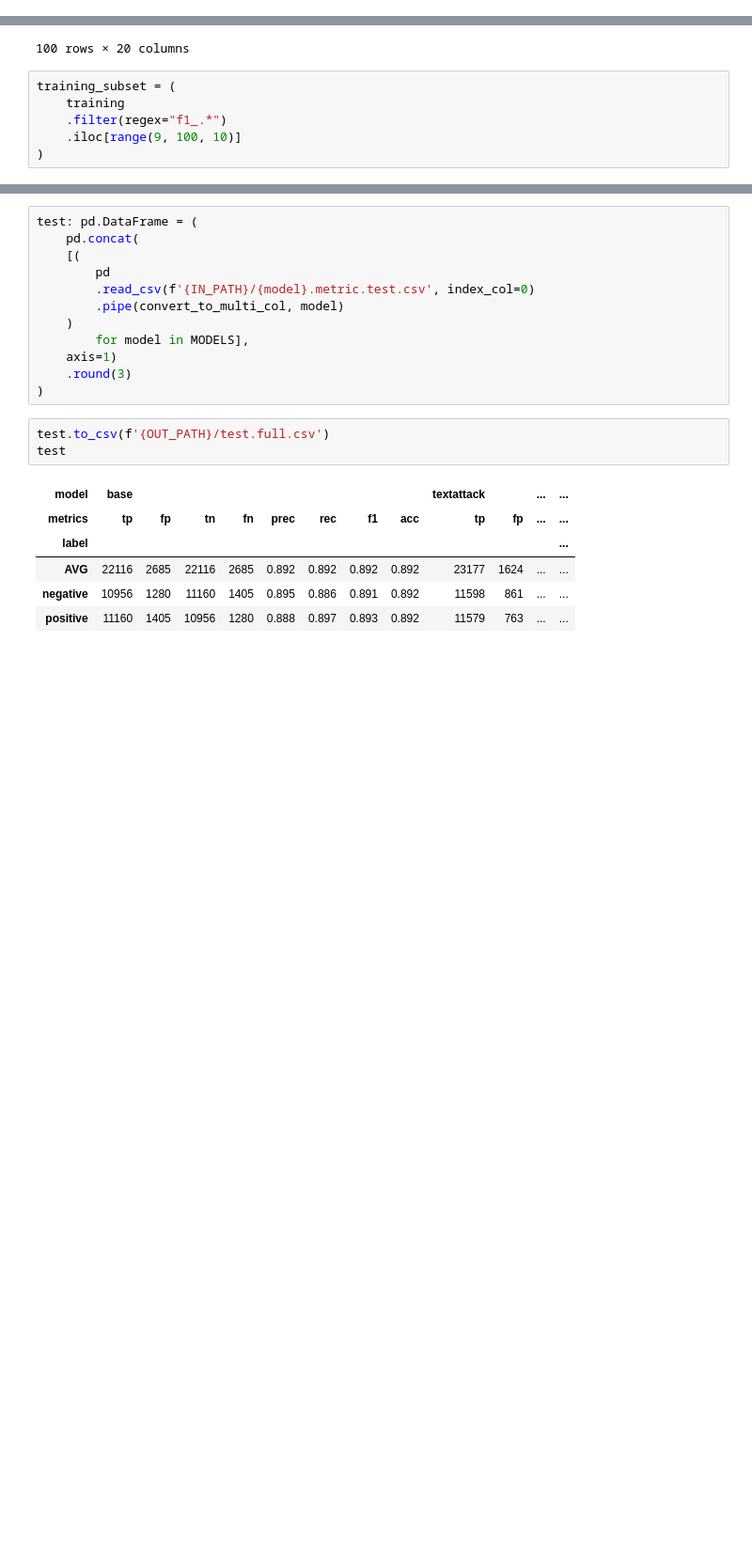
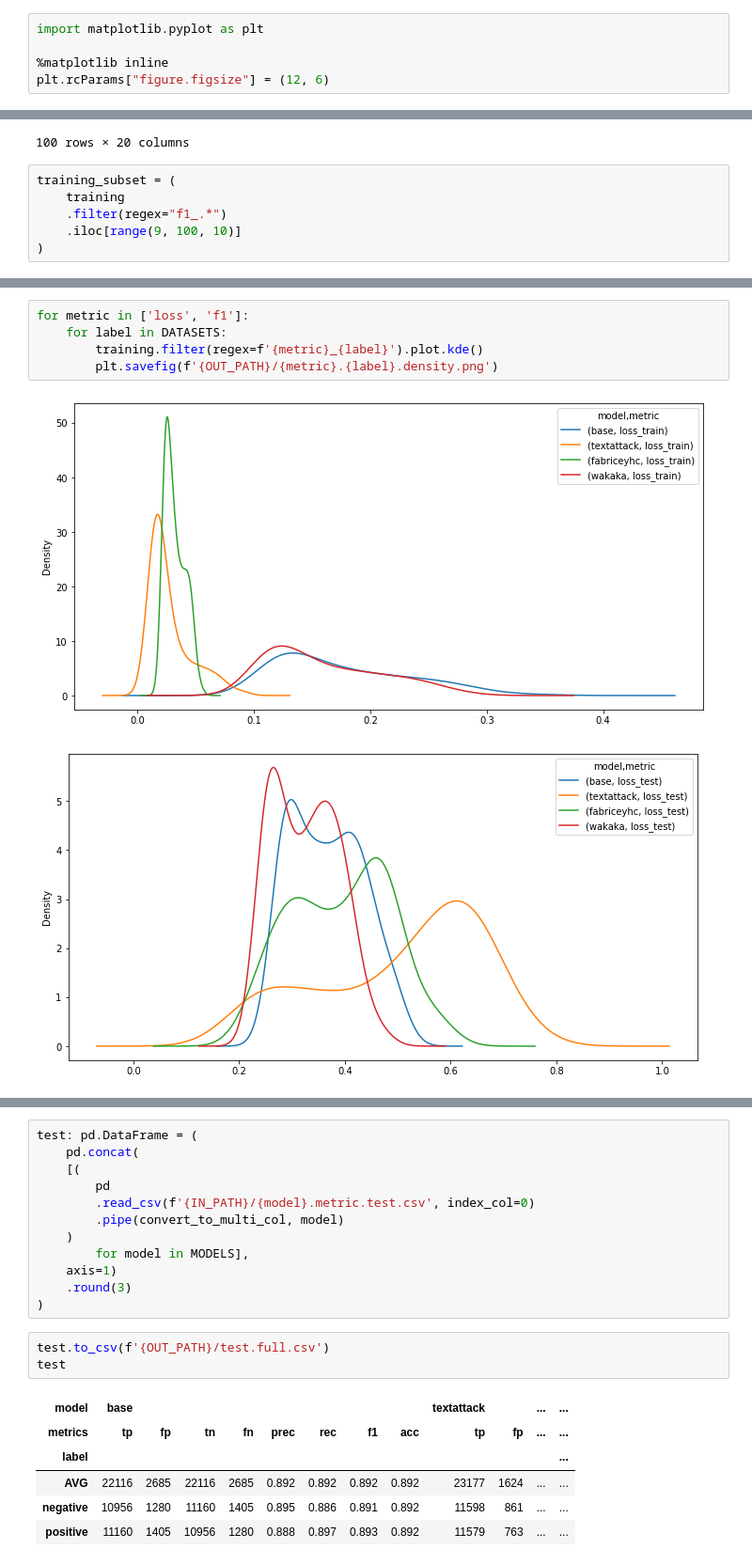
Before and after one commit to simon-muenker/NLP-SoSe22--NLP-Proj, a Jupyter notebook: notebooks/05--Classifier-Analysis.ipynb, the cells around one changed output, grey strips where cells are left out. Shown at 94% size. Drawn from its saved outputs; the diff is of its cells as text; blank space fills up the shorter version.

```diff
--- a/notebooks/05--Classifier-Analysis.ipynb
+++ b/notebooks/05--Classifier-Analysis.ipynb
@@ -1,3 +1,8 @@
+# %%
+import matplotlib.pyplot as plt
+
+%matplotlib inline
+plt.rcParams["figure.figsize"] = (12, 6)
 # %%
 import pandas as pd
 # %%
@@ -69,3 +74,11 @@ display(training_subset)
 | 80 | 0.942055 | 0.891174 | 0.994137 | 0.933108 | 0.992611 | 0.928632 | 0.951050 | 0.902625 |
 | 90 | 0.944906 | 0.882384 | 0.994097 | 0.930083 | 0.993133 | 0.928551 | 0.953741 | 0.900085 |
 | 100 | 0.950367 | 0.882384 | 0.995342 | 0.930285 | 0.993455 | 0.931495 | 0.956310 | 0.903673 |
+# %%
+for metric in ['loss', 'f1']:
+    for label in DATASETS:
+        training.filter(regex=f'{metric}_{label}').plot.kde()
+        plt.savefig(f'{OUT_PATH}/{metric}.{label}.density.png')
+# %% [output]
+[figure, added]
+[figure, added]
```
Also changed, not shown: parts of 4 cells of this notebook.
